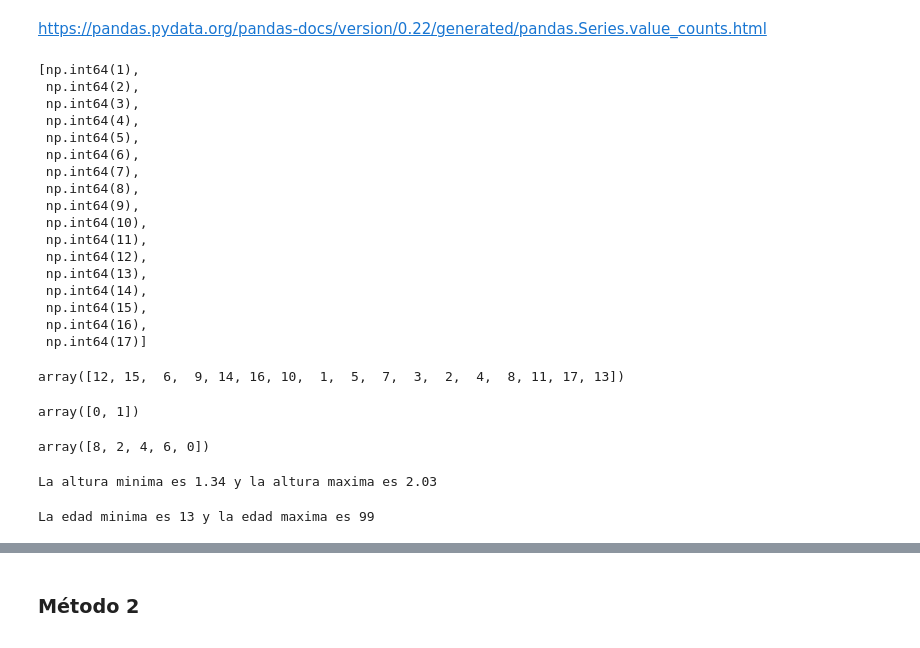
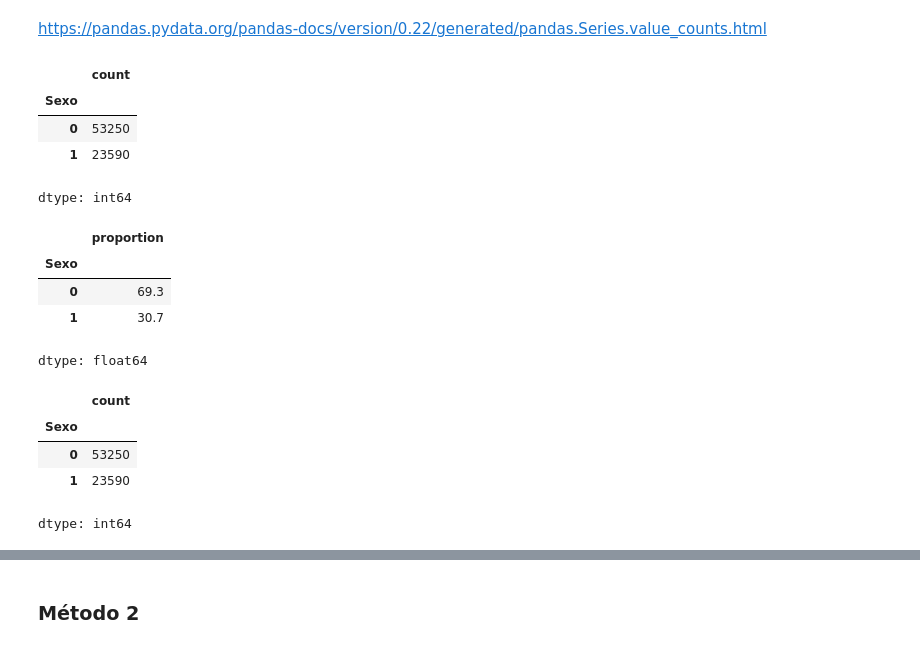
Before and after one commit to wimero72/Curso-de-Estadistica-con-Python-Aula-1, a Jupyter notebook: Curso_de_Estadística_con_Python_1.ipynb, the cells around one changed output, grey strips where cells are left out. Cells and saved outputs as stored; diff of their text form; code cells hidden in the pictures.

```diff
--- a/Curso_de_Estadística_con_Python_1.ipynb
+++ b/Curso_de_Estadística_con_Python_1.ipynb
@@ -218,43 +219,28 @@ El primer paso en un análisis es conocer el comportamiento de las variables inv
 ### Método 1
 # %% [markdown]
 https://pandas.pydata.org/pandas-docs/version/0.22/generated/pandas.Series.value_counts.html
-# %%
-sorted(datos['Años de Estudio'].unique())
-# %% [output]
-[np.int64(1),
- np.int64(2),
- np.int64(3),
- np.int64(4),
- np.int64(5),
- np.int64(6),
- np.int64(7),
- np.int64(8),
- np.int64(9),
- np.int64(10),
- np.int64(11),
- np.int64(12),
- np.int64(13),
- np.int64(14),
- np.int64(15),
- np.int64(16),
- np.int64(17)]
-# %%
-datos['Años de Estudio'].unique()
-# %% [output]
-array([12, 15,  6,  9, 14, 16, 10,  1,  5,  7,  3,  2,  4,  8, 11, 17, 13])
 # %%
-datos['Sexo'].unique()
+datos.Sexo.value_counts()
 # %% [output]
+|  | count |
+| Sexo |  |
+| 0 | 53250 |
+| 1 | 23590 |
-array([0, 1])
+dtype: int64
-# %%
-datos['Color'].unique()
-# %% [output]
-array([8, 2, 4, 6, 0])
-# %%
-print(f"La altura minima es {round(datos.Altura.min(),2)} y la altura maxima es {round(datos.Altura.max(),2)}")
-# %% [output]
-La altura minima es 1.34 y la altura maxima es 2.03
-# %%
-print(f"La edad minima es {datos.Edad.min()} y la edad maxima es {datos.Edad.max()}")
-# %% [output]
-La edad minima es 13 y la edad maxima es 99
+# %%
+datos.Sexo.value_counts(normalize=True).round(4)*100
+# %% [output]
+|  | proportion |
+| Sexo |  |
+| 0 | 69.3 |
+| 1 | 30.7 |
+dtype: float64
+# %%
+frecuencia_sexo=datos.Sexo.value_counts()
+frecuencia_sexo
+# %% [output]
+|  | count |
+| Sexo |  |
+| 0 | 53250 |
+| 1 | 23590 |
+dtype: int64
```
Also changed, not shown: parts of 11 cells of this notebook.
